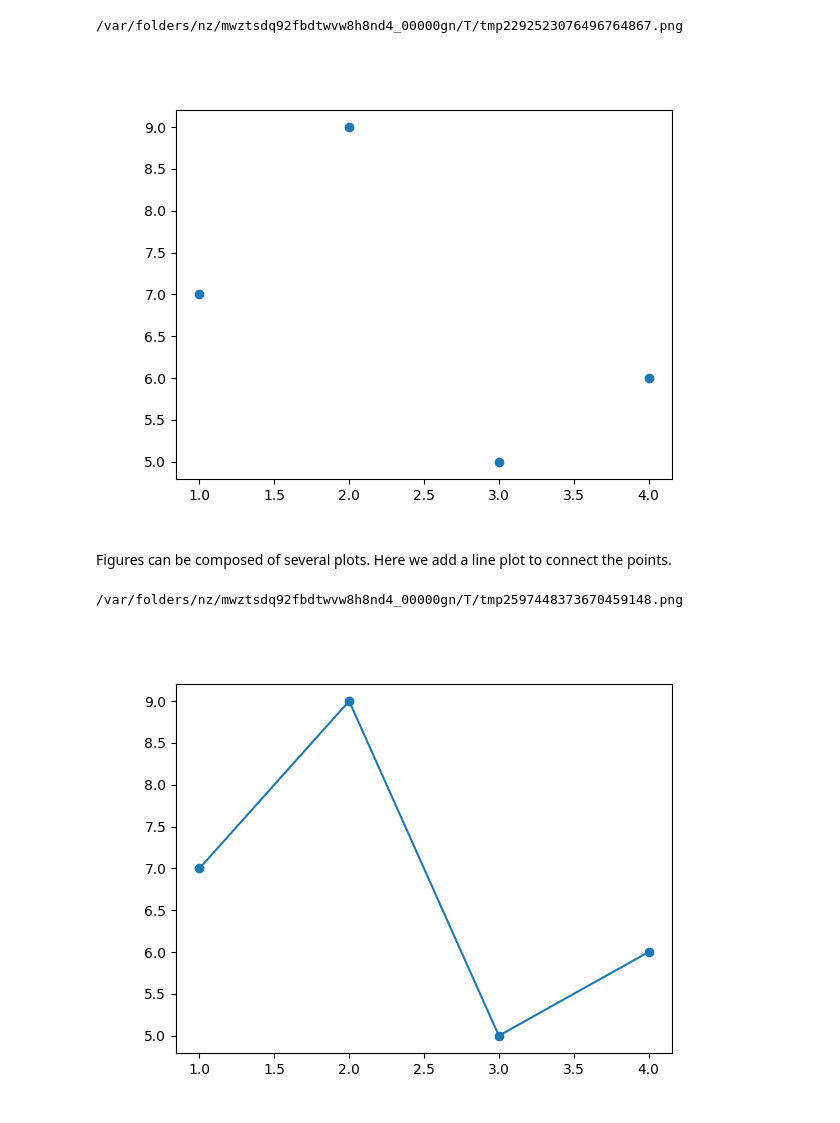
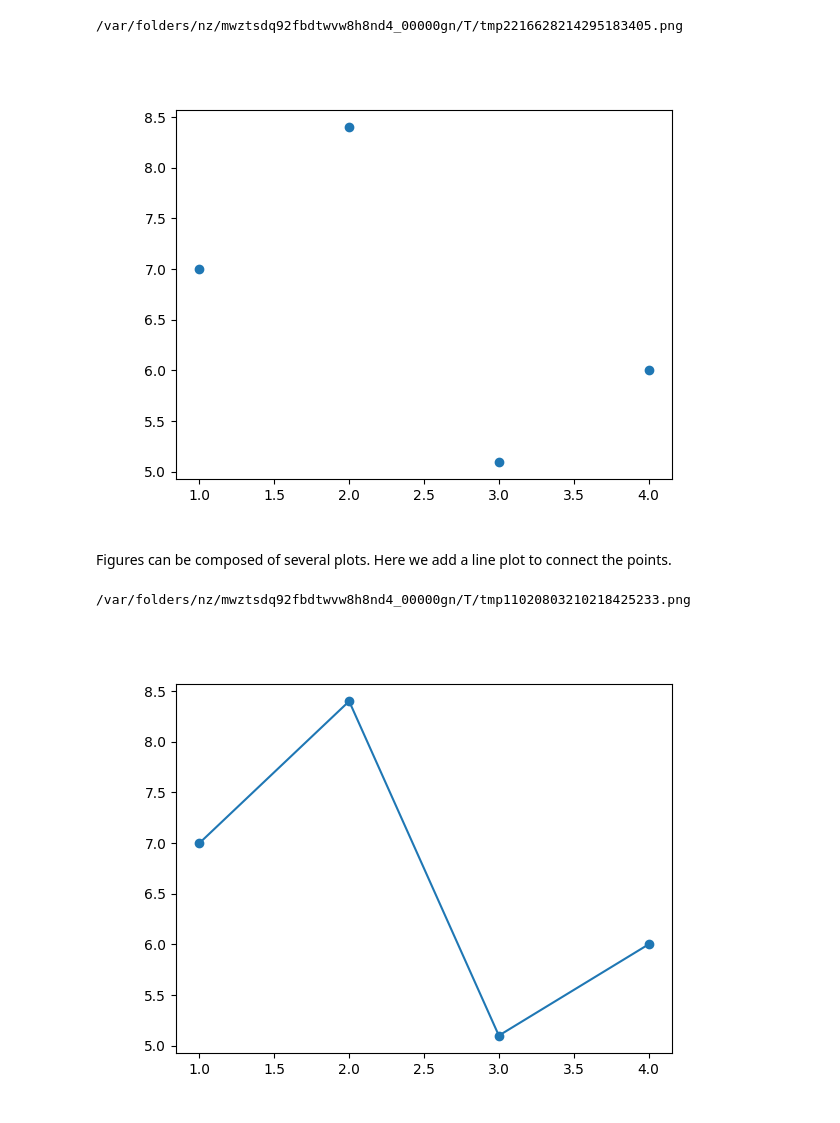
Before and after one commit to ruivieira/java-plotlib, a Jupyter notebook: docs/examples.ipynb, the cells around one changed output. Drawn from its saved outputs; the diff is of its cells as text; code cells hidden in the pictures.

```diff
--- a/docs/examples.ipynb
+++ b/docs/examples.ipynb
@@ -15,32 +15,31 @@ import org.ruivieira.plotlib.plots.ScatterPlot;
 import java.util.Arrays;
 import java.awt.image.BufferedImage;
 
-
 Figure figure = new Figure();
 
-Integer[] x = new Integer[]{1, 2, 3, 4};
-Integer[] y = new Integer[]{7, 9, 5, 6};
+List<Integer> x = Arrays.asList(new Integer[]{1, 2, 3, 4});
+List<Double> y = Arrays.asList(new Double[]{7.0, 8.4, 5.1, 6.0});
 
-figure.add(new ScatterPlot<>(Arrays.asList(x), Arrays.asList(y)));
+figure.add(new ScatterPlot<>(x, y));
 
 figure.getBufferedImage();
 # %% [output]
-/var/folders/nz/mwztsdq92fbdtwvw8h8nd4_00000gn/T/tmp2292523076496764867.png
+/var/folders/nz/mwztsdq92fbdtwvw8h8nd4_00000gn/T/tmp2216628214295183405.png
-[figure, old version]
+[figure, new version]
 # %% [markdown]
 Figures can be composed of several plots. Here we add a line plot to connect the points.
 # %%
 import org.ruivieira.plotlib.plots.LinePlot;
 
 Figure figure = new Figure();
 
-Integer[] x = new Integer[]{1, 2, 3, 4};
-Integer[] y = new Integer[]{7, 9, 5, 6};
+List<Integer> x = Arrays.asList(new Integer[]{1, 2, 3, 4});
+List<Double> y = Arrays.asList(new Double[]{7.0, 8.4, 5.1, 6.0});
 
-figure.add(new ScatterPlot<>(Arrays.asList(x), Arrays.asList(y)));
-figure.add(new LinePlot<>(Arrays.asList(x), Arrays.asList(y)));
+figure.add(new ScatterPlot<>(x, y));
+figure.add(new LinePlot<>(x, y));
 
 figure.getBufferedImage();
 # %% [output]
-/var/folders/nz/mwztsdq92fbdtwvw8h8nd4_00000gn/T/tmp2597448373670459148.png
+/var/folders/nz/mwztsdq92fbdtwvw8h8nd4_00000gn/T/tmp11020803210218425233.png
-[figure, old version]
+[figure, new version]
```
Also changed, not shown: parts of 3 cells of this notebook, 6 other files.
